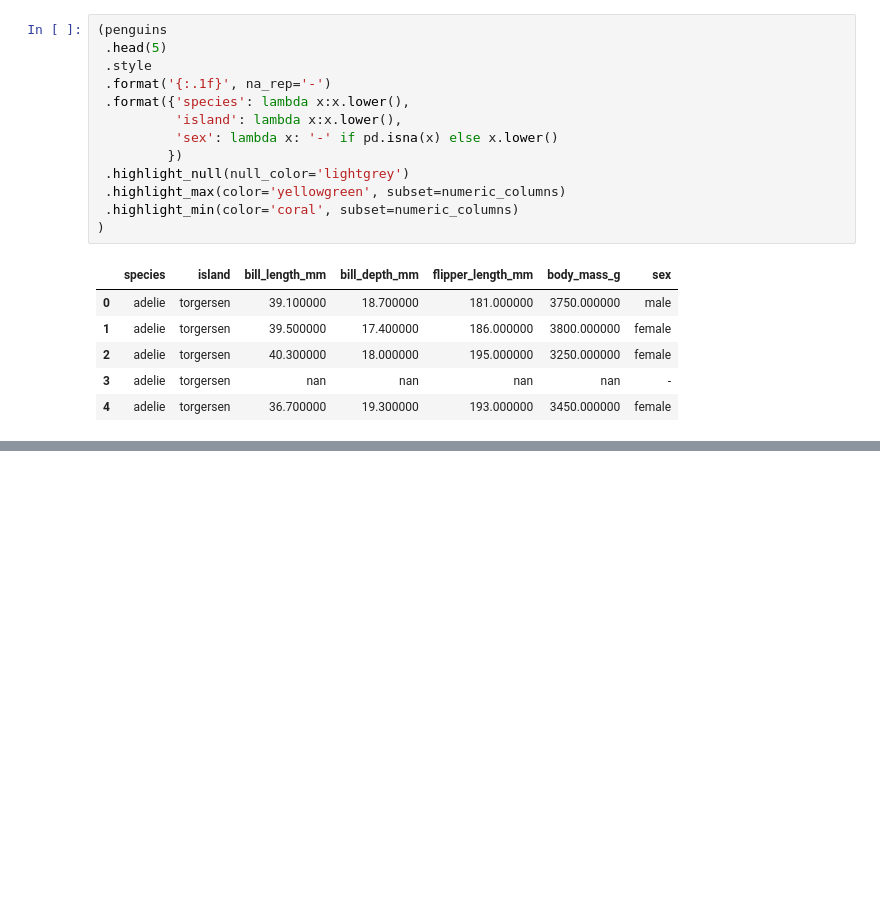
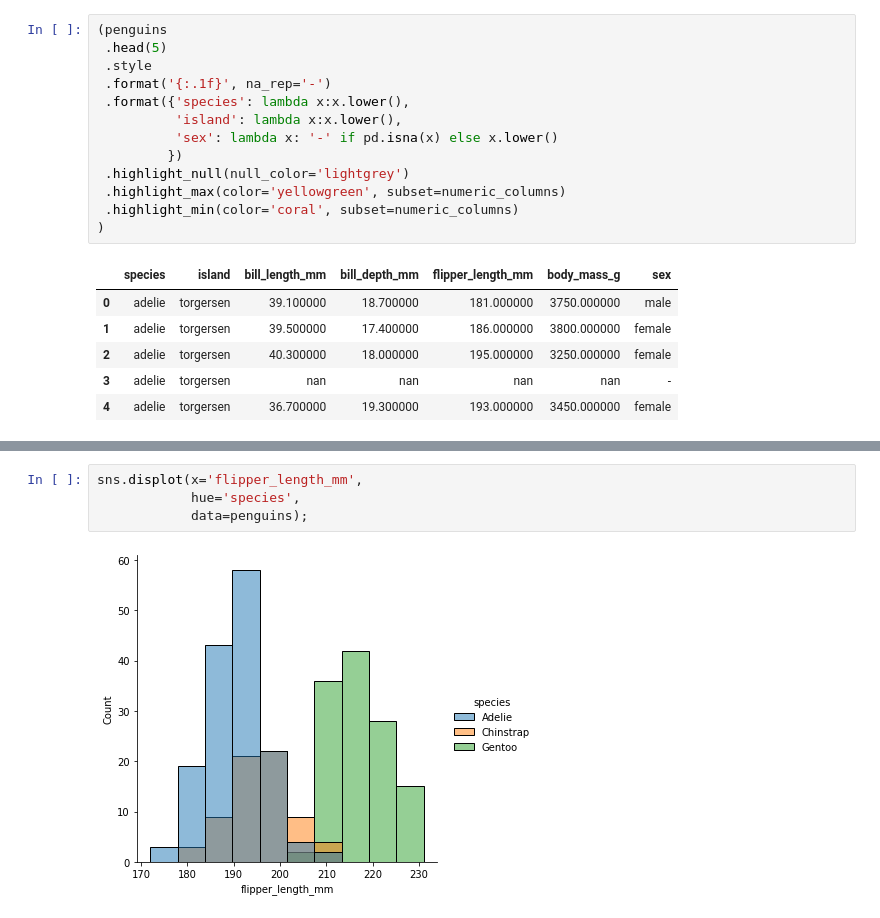
Before and after one commit to froll123/Python_Seminar10, a Jupyter notebook: Практическая_10.ipynb, the cells around one changed output, grey strips where cells are left out. Drawn from its saved outputs; the diff is of its cells as text; blank space fills up the shorter version.

```diff
--- a/Практическая_10.ipynb
+++ b/Практическая_10.ipynb
@@ -207,0 +225,6 @@ numeric_columns = ['bill_length_mm',
+# %%
+sns.displot(x='flipper_length_mm',
+            hue='species',
+            data=penguins);
+# %% [output]
+[figure, added]
```
Also changed, not shown: parts of 10 cells of this notebook.
